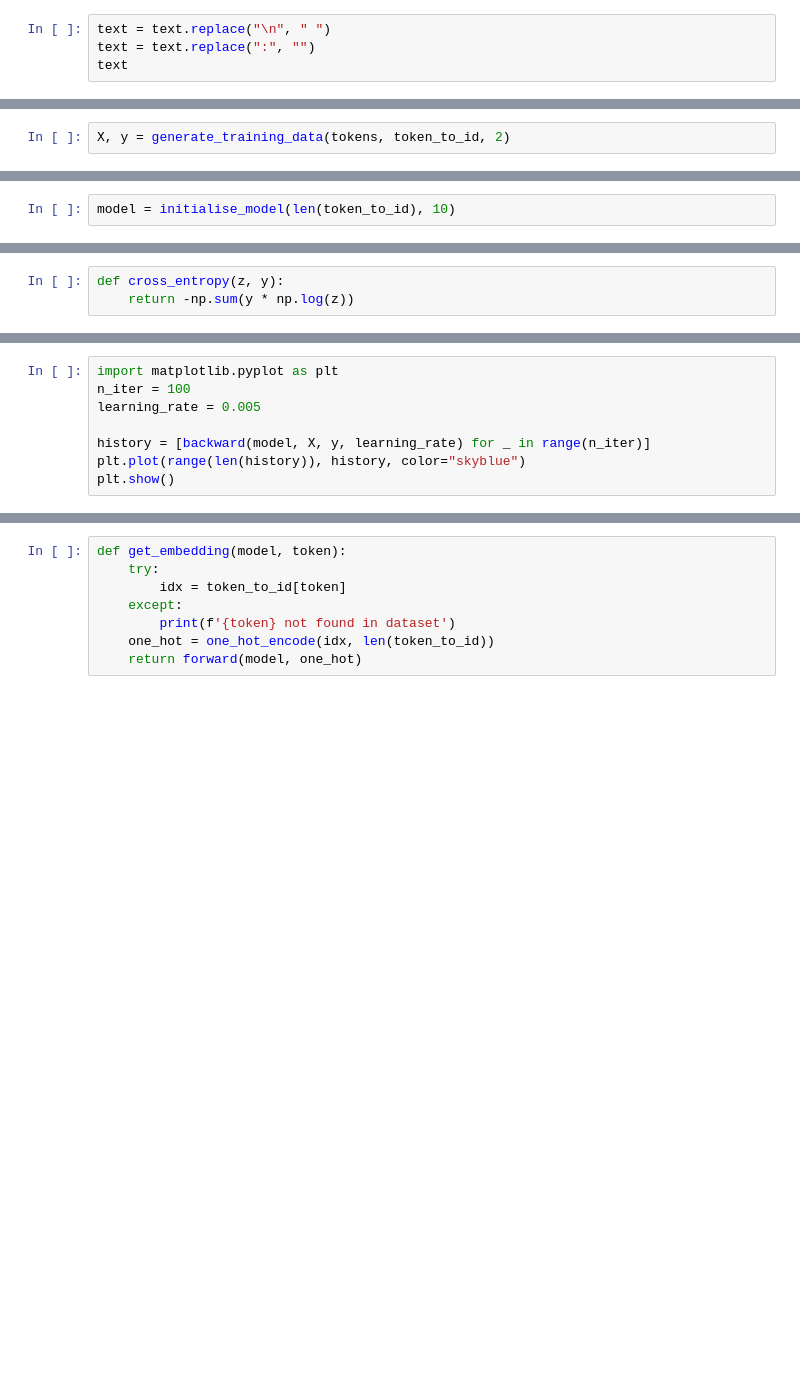
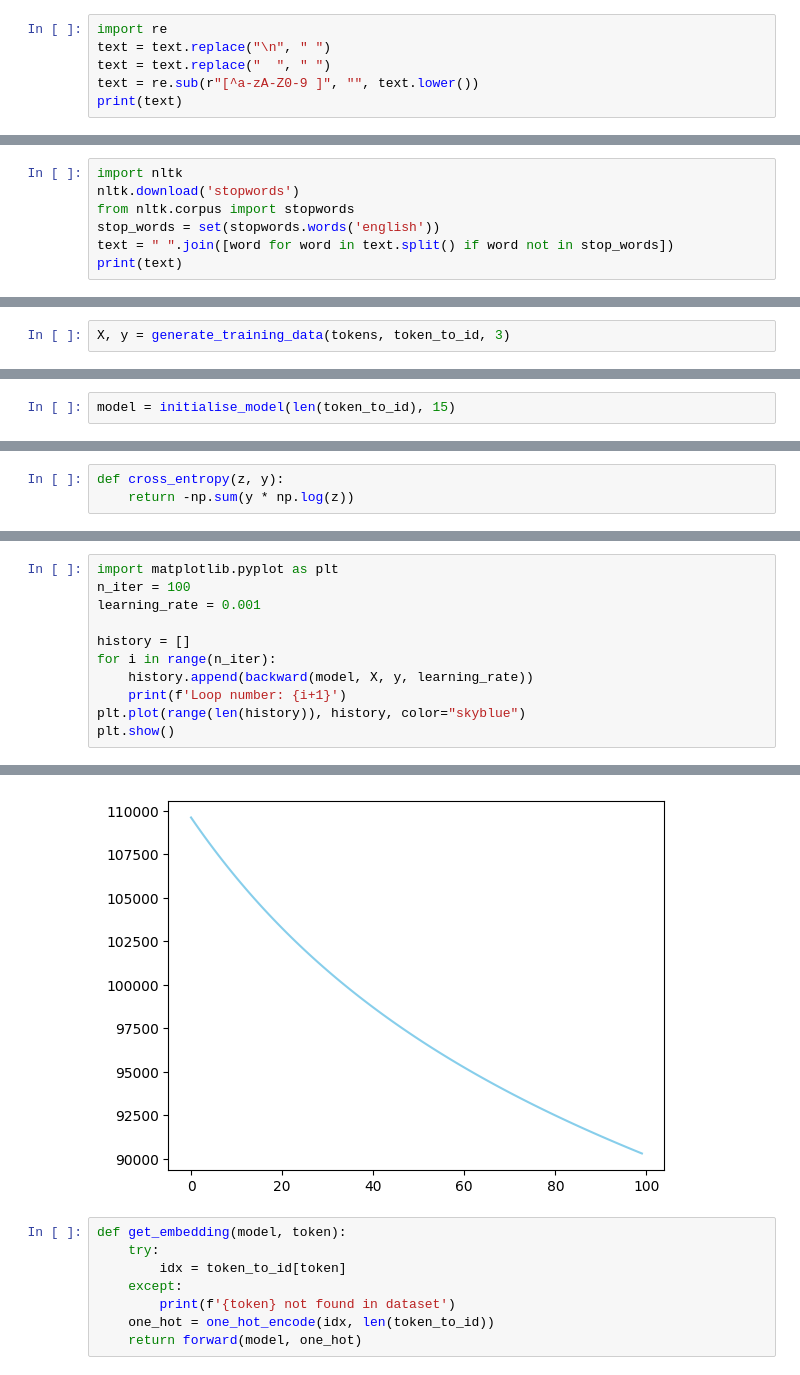
Before and after one commit to andrewvassili/embeddings, a Jupyter notebook: embeddings-from-scratch.ipynb, the cells around one changed output, grey strips where cells are left out. Cells and saved outputs as stored; diff of their text form; blank space fills up the shorter version.

```diff
--- a/embeddings-from-scratch.ipynb
+++ b/embeddings-from-scratch.ipynb
@@ -8,5 +6,7 @@ with open('tiny_shakespeare_portion.txt', 'r') as file:
 # %%
+import re
 text = text.replace("\n", " ")
-text = text.replace(":", "")
-text
+text = text.replace("  ", " ")
+text = re.sub(r"[^a-zA-Z0-9 ]", "", text.lower())
+print(text)
 # %% [output]
@@ -13,0 +16,7 @@ text
+# %%
+import nltk
+nltk.download('stopwords')
+from nltk.corpus import stopwords
+stop_words = set(stopwords.words('english'))
+text = " ".join([word for word in text.split() if word not in stop_words])
+print(text)
@@ -65,7 +83,7 @@ def generate_training_data(tokens, word_to_id, window):
 
     return np.asarray(X), np.asarray(y)
 # %%
-X, y = generate_training_data(tokens, token_to_id, 2)
+X, y = generate_training_data(tokens, token_to_id, 3)
 # %%
 def initialise_model(vocab_size, n_embedding):
     model = {
@@ -74,7 +92,7 @@ def initialise_model(vocab_size, n_embedding):
     }
     return model
 # %%
-model = initialise_model(len(token_to_id), 10)
+model = initialise_model(len(token_to_id), 15)
 # %%
 def forward(model, X, return_cache=True):
     cache = {}
@@ -124,9 +130,12 @@ Requirement already satisfied: six>=1.5 in ./.venv/lib/python3.11/site-packages
 # %%
 import matplotlib.pyplot as plt
 n_iter = 100
-learning_rate = 0.005
+learning_rate = 0.001
 
-history = [backward(model, X, y, learning_rate) for _ in range(n_iter)]
+history = []
+for i in range(n_iter):
+    history.append(backward(model, X, y, learning_rate))
+    print(f'Loop number: {i+1}')
 plt.plot(range(len(history)), history, color="skyblue")
 plt.show()
 # %% [output]
@@ -134,3 +159,4 @@ plt.show()
+[figure, added]
 # %%
 def get_embedding(model, token):
     try:
```
Also changed, not shown: parts of 19 cells of this notebook, 6 other files.
